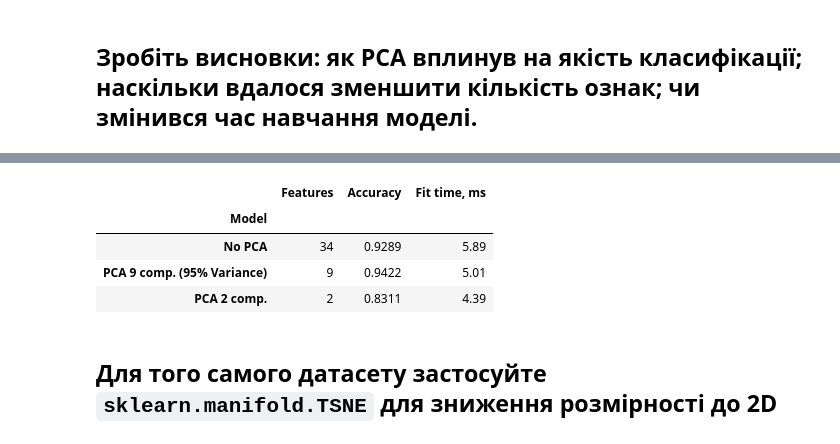
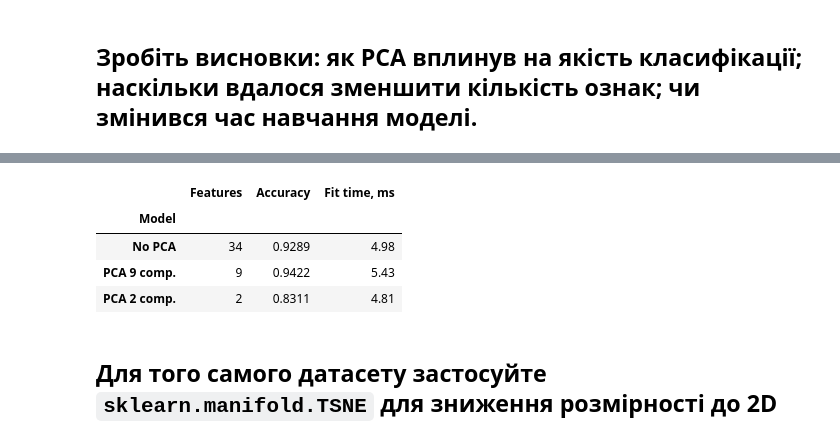
Before and after one commit to KPI-FTI-MMDA-Klymentiev/IntelligentDataAnalysis, a Jupyter notebook: labs/lab2/lab2.ipynb, the cells around one changed output, grey strips where cells are left out. Saved outputs shown, nothing was run; the diff lists cells and outputs as text; code cells hidden in the pictures.

```diff
--- a/labs/lab2/lab2.ipynb
+++ b/labs/lab2/lab2.ipynb
@@ -274,44 +283,41 @@ plot_scatterplot_2d(
 # %%
-import time
-
-
 def mean_fit_time(model, X: np.ndarray, y: np.ndarray, repeats: int = 100) -> float:
     times = []
     for _ in range(repeats):
         m = clone(model)
         start = time.perf_counter()
         m.fit(X, y)
         times.append(time.perf_counter() - start)
     return np.mean(times)
 
 candidates = {
     "No PCA": clone(svc_lab1),
-    f"PCA {n_95} comp. (95% Variance)": clone(pca_svc),
+    f"PCA {n_95} comp.": clone(pca_svc),
     "PCA 2 comp.": clone(pca_svc_2n)
 }
 
 rows = []
 for name, model in candidates.items():
     t_mean = mean_fit_time(model, X_train_previous_lab_scaled, y_train_previous_lab)
     model.fit(X_train_previous_lab_scaled, y_train_previous_lab)
     acc = accuracy_score(y_test_previous_lab, model.predict(X_test_previous_lab_scaled))
     n_feat = X_train_previous_lab_scaled.shape[1] if name == "No PCA" else model.named_steps["pca"].n_components_
     rows.append({
         "Model": name,
         "Features": n_feat,
         "Accuracy": round(acc, 4),
         "Fit time, ms": round(t_mean * 1000, 2)
     })
 
 results_df = pd.DataFrame(rows)
 results_df.set_index("Model", inplace=True)
 display(results_df)
 # %% [output]
 |  | Features | Accuracy | Fit time, ms |
 | Model |  |  |  |
-| No PCA | 34 | 0.9289 | 5.89 |
-| PCA 9 comp. (95% Variance) | 9 | 0.9422 | 5.01 |
-| PCA 2 comp. | 2 | 0.8311 | 4.39 |
+| No PCA | 34 | 0.9289 | 4.98 |
+| PCA 9 comp. | 9 | 0.9422 | 5.43 |
+| PCA 2 comp. | 2 | 0.8311 | 4.81 |
 # %% [markdown]
 ## Для того самого датасету застосуйте `sklearn.manifold.TSNE` для зниження розмірності до 2D
 # %%
```
Also changed, not shown: parts of 9 cells of this notebook, 1 other file.
